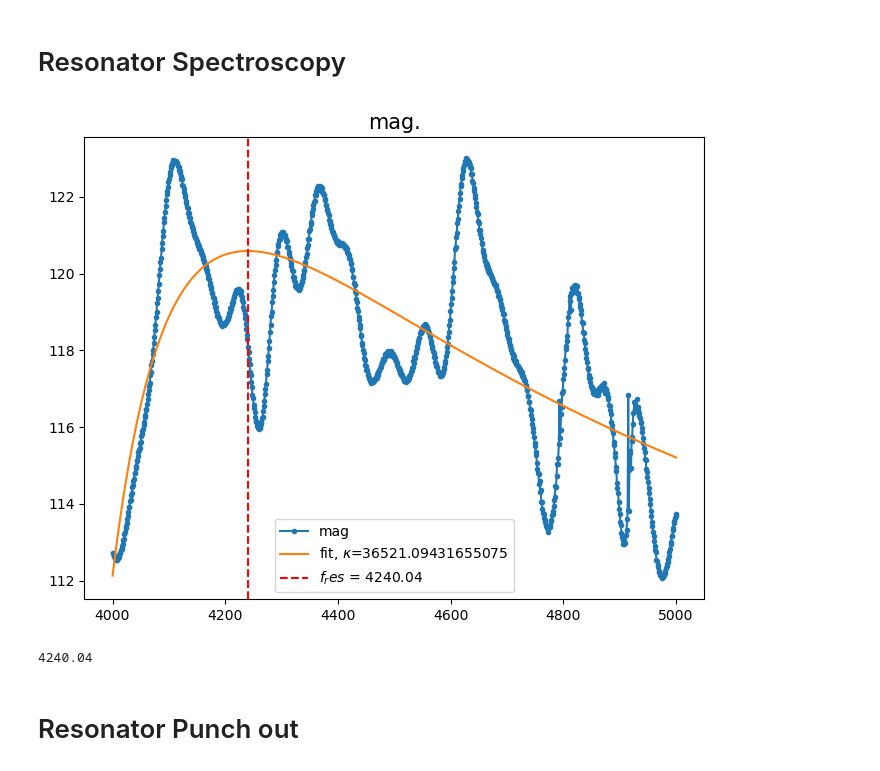
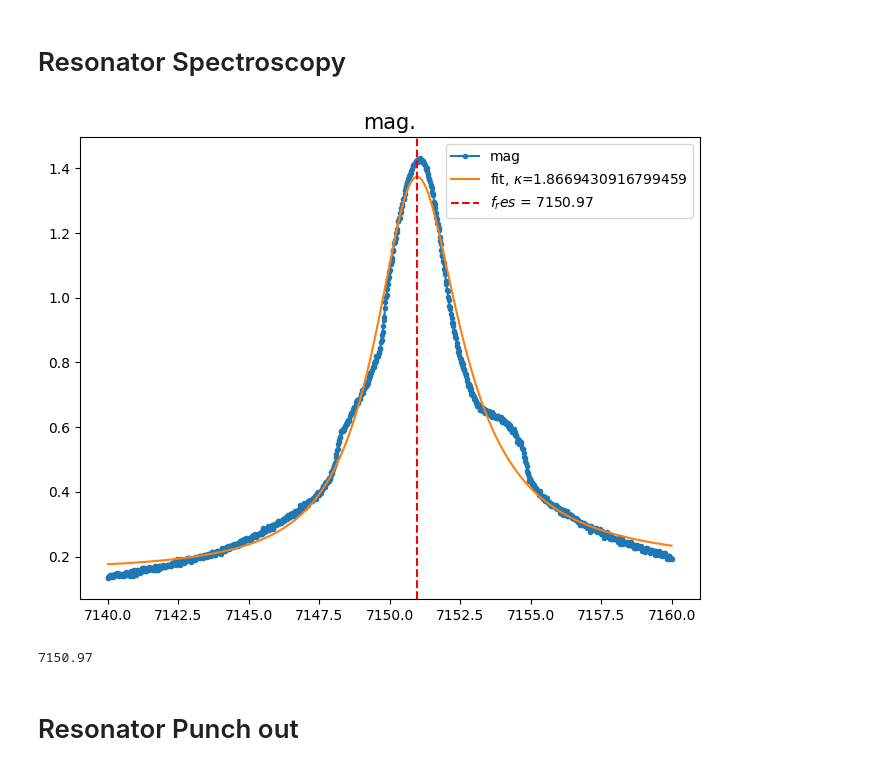
Before and after one commit to JayChien04717/tprocv2_guidemo, a Jupyter notebook: csutscrip/singlequbit_ge.ipynb, the cells around one changed output. Cells and saved outputs as stored; diff of their text form; code cells hidden in the pictures.

```diff
--- a/csutscrip/singlequbit_ge.ipynb
+++ b/csutscrip/singlequbit_ge.ipynb
@@ -31,7 +25,7 @@ from qick import QickConfig
 Pyro4.config.SERIALIZER = "pickle"
 Pyro4.config.PICKLE_PROTOCOL_VERSION=4
 
-ns_host = "192.168.2.99"
+ns_host = "192.168.20.46"
 ns_port = 8888
 proxy_name = "myqick"
 
@@ -164,8 +205,8 @@ class SingleToneSpectroscopyProgram(AveragerProgramV2):
         self.pulse(ch=cfg['res_ch'], name="res_pulse", t=0)
         self.trigger(ros=[cfg['ro_ch']], pins=[0], t=cfg['trig_time'])
 # %%
-START_FREQ = 4000 # [MHz]
-STOP_FREQ = 5000 # [MHz]
+START_FREQ = 7140 # [MHz]
+STOP_FREQ = 7160 # [MHz]
 STEPS = 1000
 
 config = {
@@ -183,19 +224,19 @@ config = {
     'res_gain': 1.0, # [DAC units]
 
     ## Readout Params. ##
-    'trig_time': 0.2, # [us]
+    'trig_time': 0.5, # [us]
     'ro_len': 1, # [us]
     'relax_delay': 10, # [us]
      }
 # %%
 prog = SingleToneSpectroscopyProgram(soccfg, reps=10, final_delay=config['relax_delay'], cfg=config)
-iq_list = prog.acquire(soc, soft_avgs=10, progress=True)
+iq_list = prog.acquire(soc, soft_avgs=1000, progress=True)
 freqs = prog.get_pulse_param("res_pulse", "freq", as_array=True)
 res_onetone = (iq_list[0][0].dot([1,1j]))
 resonator_analyze2(freqs, res_onetone)
 # %% [output]
-[figure, old version]
+[figure, new version]
-4240.04
+7150.97
 # %% [markdown]
 # Resonator Punch out
 # %%
```
Also changed, not shown: parts of 26 cells of this notebook, 38 other files.
